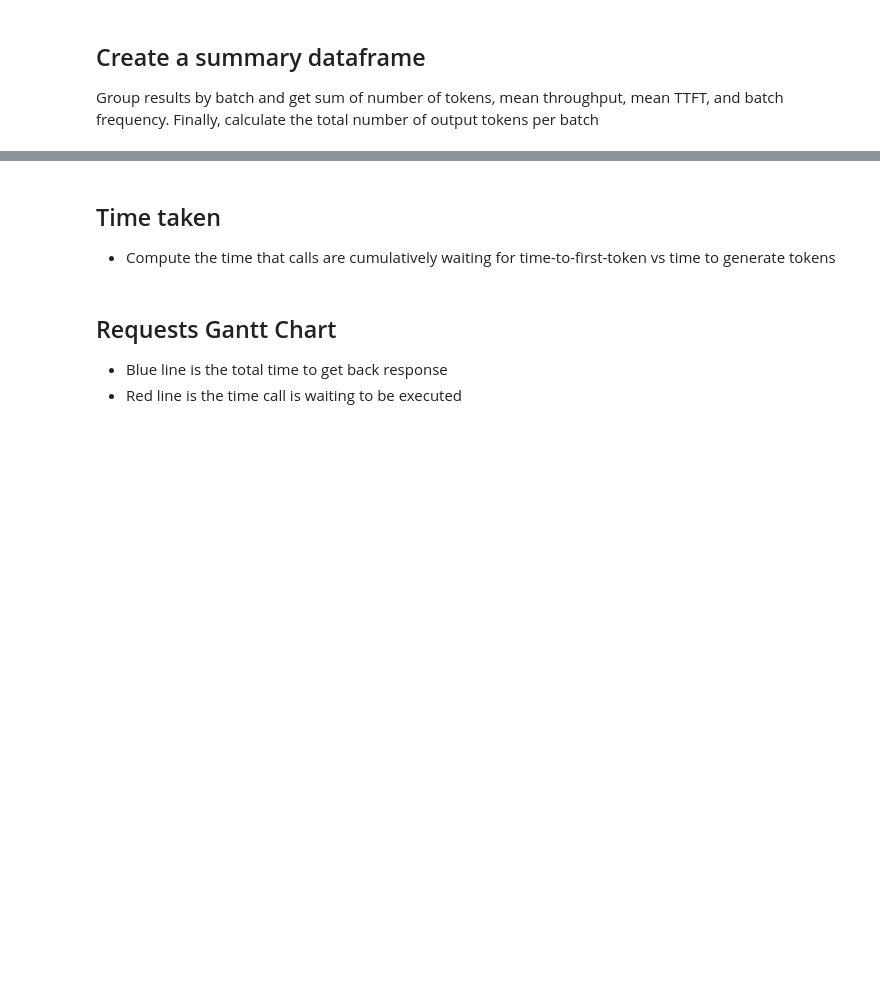
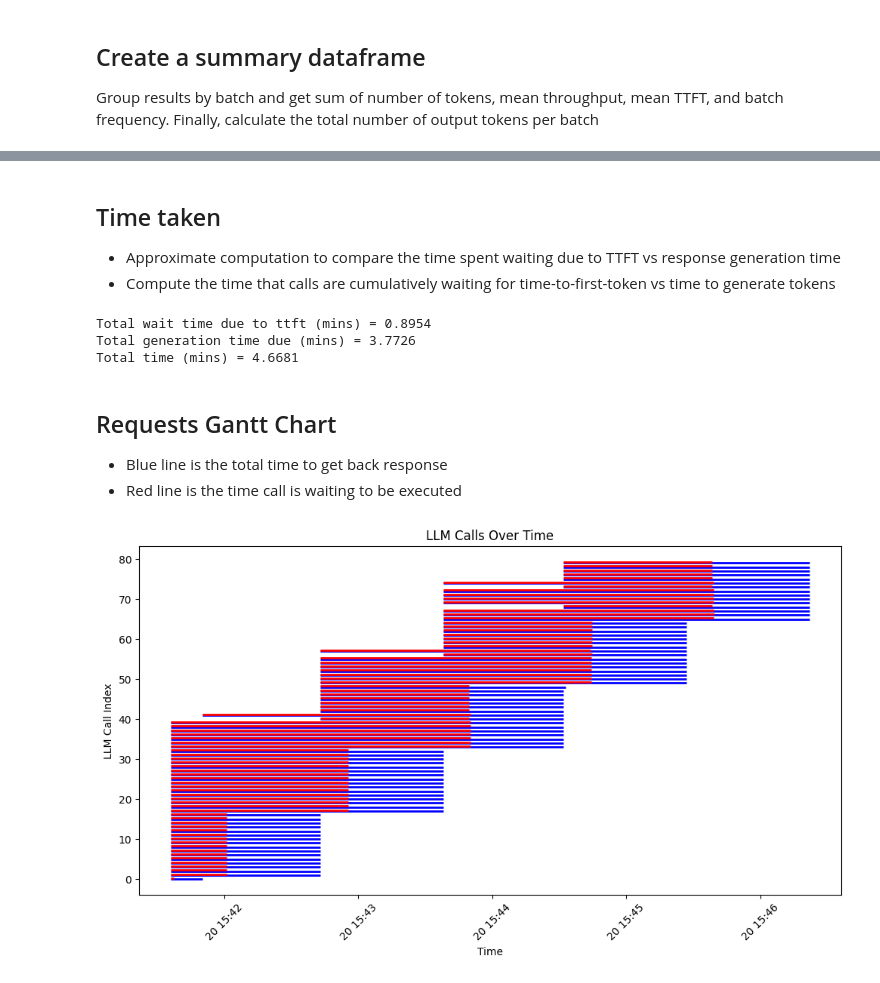
Before and after one commit to sambanova/ai-starter-kit, a Jupyter notebook: benchmarking/notebooks/analyze-results.ipynb, the cells around one changed output, grey strips where cells are left out. Saved outputs shown, nothing was run; the diff lists cells and outputs as text; code cells hidden in the pictures; blank space fills up the shorter version.

```diff
--- a/benchmarking/notebooks/analyze-results.ipynb
+++ b/benchmarking/notebooks/analyze-results.ipynb
@@ -12,8 +12,8 @@ from typing import List
 ## Read the input json file
 # %%
 # path to the individual responses json file
-df_user = pd.read_json(f'../data/results/llmperf/llama3-405b_1000_1000_1_stream_individual_responses.json')
-df_user = df_user[(df_user["error_code"] != "")]
+df_user = pd.read_json(f'../data/results/llmperf/COE-Meta-Llama-3-1-70B-Instruct_1000_1000_40_stream_individual_responses.json')
+df_user = df_user[df_user['error_code'].isnull()]
 # %%
 # for non-batching endpoints, batch_size_used will be 1
 if df_user["batch_size_used"].isnull().all():
@@ -97,12 +105,22 @@ plt.tight_layout();
 # %% [markdown]
 ## Time taken
+- Approximate computation to compare the time spent waiting due to TTFT vs response generation time
 - Compute the time that calls are cumulatively waiting for time-to-first-token vs time to generate tokens
 # %%
+import numpy as np
 total_wait_time_ttft = (df_summary['Counts']/df_summary['batch_size_used']*df_summary['server_ttft_s']).sum()
-total_generation_time = (df_summary['server_number_output_tokens']/df_summary['server_output_token_per_s_per_request']).sum()
+
+df_summary['num_executed'] = np.ceil(df_summary['Counts'] / df_summary['batch_size_used'])
+df_summary['output_tokens'] = df_summary['server_number_output_tokens']/df_summary['Counts']
+total_generation_time = (df_summary['num_executed']*df_summary['output_tokens']/df_summary['server_output_token_per_s_per_request']).sum()
+
 print(f'Total wait time due to ttft (mins) = {total_wait_time_ttft/60:,.4f}')
 print(f'Total generation time due (mins) = {total_generation_time/60:,.4f}')
-print(f'Total time = {(total_wait_time_ttft + total_generation_time)/60:,.4f}')
+print(f'Total time (mins) = {(total_wait_time_ttft + total_generation_time)/60:,.4f}')
+# %% [output]
+Total wait time due to ttft (mins) = 0.8954
+Total generation time due (mins) = 3.7726
+Total time (mins) = 4.6681
 # %% [markdown]
 ## Requests Gantt Chart
 - Blue line is the total time to get back response
@@ -110,17 +128,19 @@ print(f'Total time = {(total_wait_time_ttft + total_generation_time)/60:,.4f}')
 # %%
 fig,ax = plt.subplots(figsize=(12,6))
 
 for i, row in df_user.iterrows():
     # time that request took to finish
     ax.hlines(y=i, xmin=row["start_time"], xmax=row["end_time"], color='blue', linewidth=2)
     # ttft per request
     ax.hlines(y=i+0.25, xmin=row["start_time"], xmax=row["start_time"]+timedelta(seconds=row["client_ttft_s"]), color='red', linewidth=2)
 
-    if i> 100:
-        break
+    # if i> 100:
+    #     break
 
 # Format the x-axis to show the date and time
 plt.xticks(rotation=45)
 plt.xlabel("Time")
 plt.ylabel("LLM Call Index")
 plt.title("LLM Calls Over Time");
+# %% [output]
+[figure, added]
```
Also changed, not shown: parts of 4 cells of this notebook.
